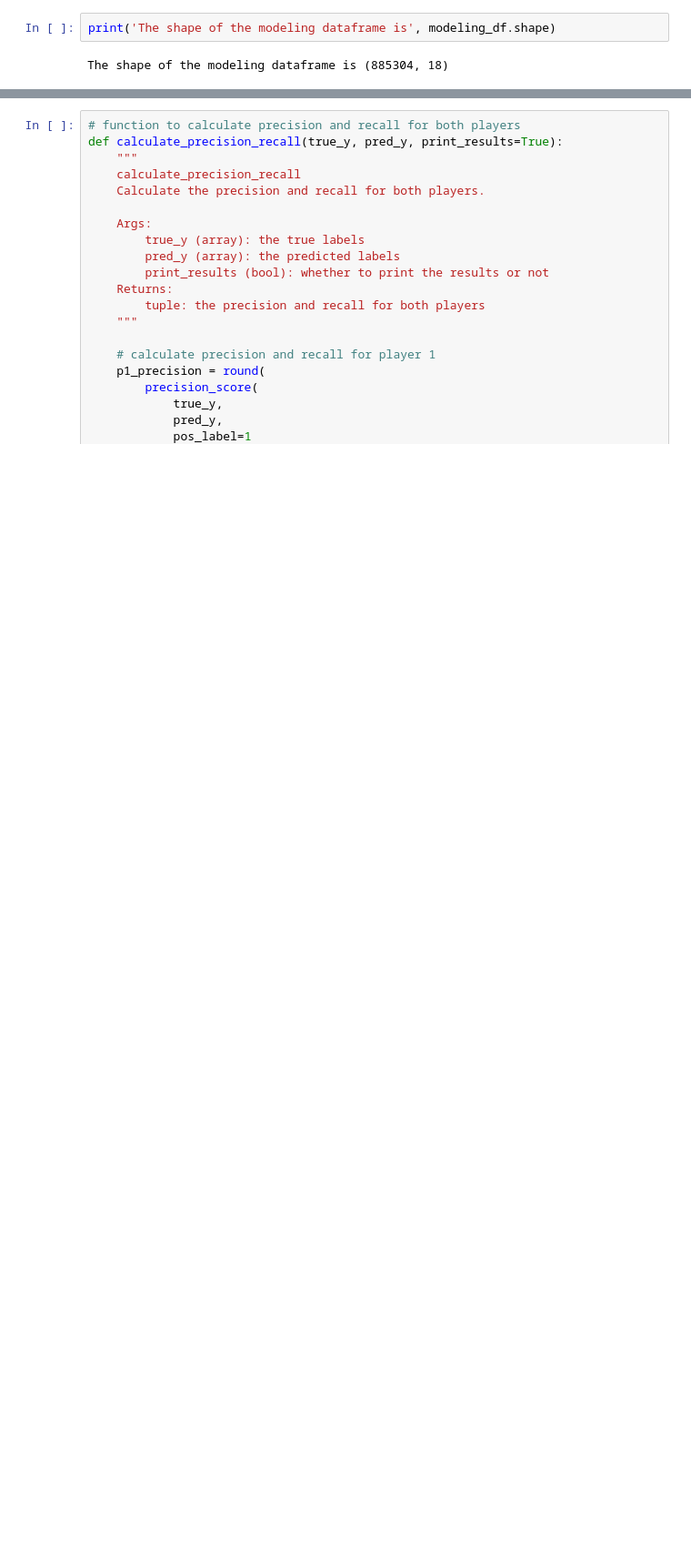
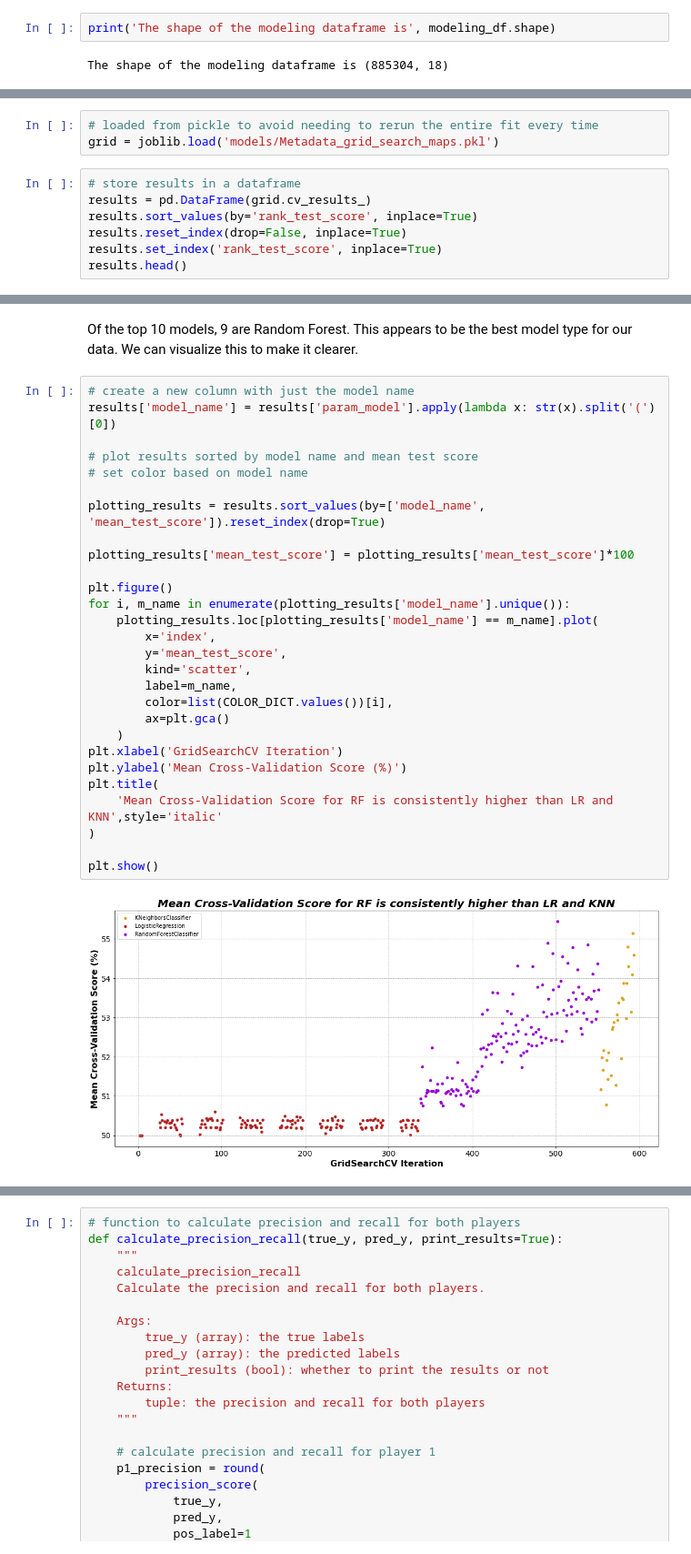
Before and after one commit to jared-a-lloyd/sc2-modeling, a Jupyter notebook: Notebook 2 - Metadata Analysis and Modeling.ipynb, the cells around one changed output, grey strips where cells are left out. Shown at 91% size. Saved outputs shown, nothing was run; the diff lists cells and outputs as text; blank space fills up the shorter version.

```diff
--- a/Notebook 2 - Metadata Analysis and Modeling.ipynb
+++ b/Notebook 2 - Metadata Analysis and Modeling.ipynb
@@ -782,0 +779,10 @@ plt.show()
+# %%
+# loaded from pickle to avoid needing to rerun the entire fit every time
+grid = joblib.load('models/Metadata_grid_search_maps.pkl')
+# %%
+# store results in a dataframe
+results = pd.DataFrame(grid.cv_results_)
+results.sort_values(by='rank_test_score', inplace=True)
+results.reset_index(drop=False, inplace=True)
+results.set_index('rank_test_score', inplace=True)
+results.head()
@@ -782,0 +838,32 @@ plt.show()
+# %% [markdown]
+Of the top 10 models, 9 are Random Forest. This appears to be the best model type for our data. We can visualize this to make it clearer.
+# %%
+# create a new column with just the model name
+results['model_name'] = results['param_model'].apply(lambda x: str(x).split('(')[0])
+
+# plot results sorted by model name and mean test score
+# set color based on model name
+
+plotting_results = results.sort_values(by=['model_name', 'mean_test_score']).reset_index(drop=True)
+
+plotting_results['mean_test_score'] = plotting_results['mean_test_score']*100
+
+plt.figure()
+for i, m_name in enumerate(plotting_results['model_name'].unique()):
+    plotting_results.loc[plotting_results['model_name'] == m_name].plot(
+        x='index',
+        y='mean_test_score',
+        kind='scatter',
+        label=m_name,
+        color=list(COLOR_DICT.values())[i],
+        ax=plt.gca()
+    )
+plt.xlabel('GridSearchCV Iteration')
+plt.ylabel('Mean Cross-Validation Score (%)')
+plt.title(
+    'Mean Cross-Validation Score for RF is consistently higher than LR and KNN',style='italic'
+)
+
+plt.show()
+# %% [output]
+[figure, added]
```
Also changed, not shown: parts of 43 cells of this notebook, 17 other files.
